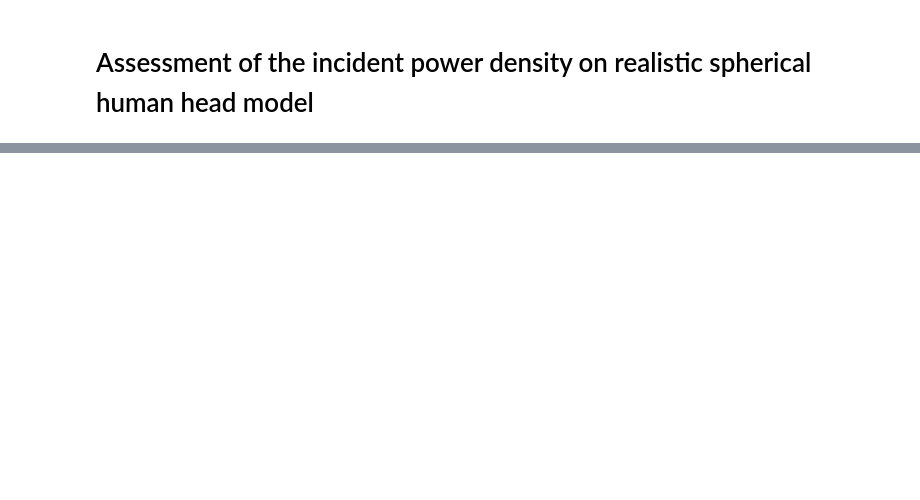
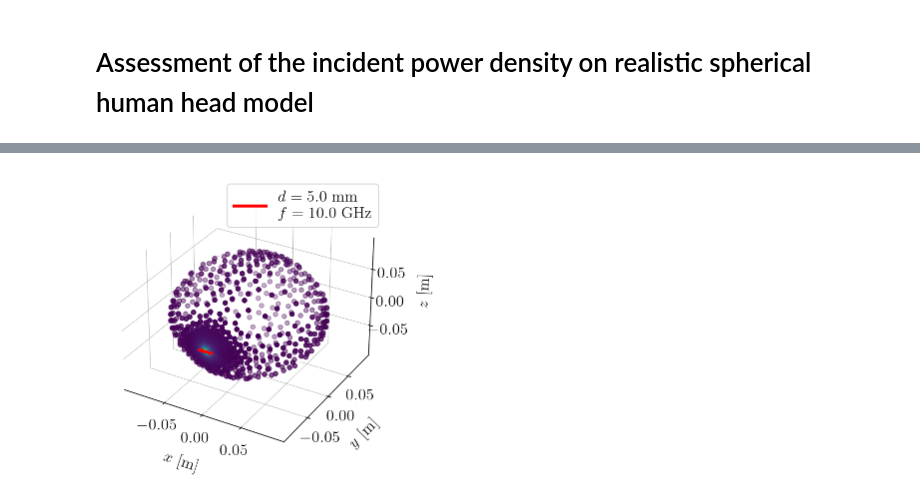
Before and after one commit to akapet00/EMF-exposure-analysis, a Jupyter notebook: notebooks/IEEE-Trans-EMC-paper.ipynb, the cells around one changed output, grey strips where cells are left out. Cells and saved outputs as stored; diff of their text form; code cells hidden in the pictures; blank space fills up the shorter version.

```diff
--- a/notebooks/IEEE-Trans-EMC-paper.ipynb
+++ b/notebooks/IEEE-Trans-EMC-paper.ipynb
@@ -24,0 +69,50 @@ seaborn.set(style='whitegrid', context='paper', palette='colorblind', font='seri
+# %%
+# compute power density values for each point of the sampled head model
+
+S = r_c.apply(
+    lambda row: poynting(row['x'], row['y'], row['z'], xs, ys, zs, f, Is, Is_x),
+    axis=1, result_type='expand')
+S.columns = ['Sx', 'Sy', 'Sz']
+S_abs = S.apply(
+    lambda row: jnp.sqrt(row['Sx'] ** 2 + row['Sy'] ** 2 + row['Sz'] ** 2),
+    axis=1)
+S.loc[:, 'S_abs'] = S_abs
+
+# update dataframe
+r_c_calc = pd.concat([r_c, S], axis=1)
+# %%
+# visualize the absolute power density values on the head surface
+
+hull = ConvexHull(r_c_calc[['x', 'y', 'z']].to_numpy())
+triangle_coords = hull.points[hull.simplices]
+
+fig_config(latex=True, scaler=1.5)
+fig = plt.figure()
+ax = plt.axes(projection ='3d')
+ax.add_collection3d(Poly3DCollection(triangle_coords, color='white'))
+ax.scatter(r_c_calc['x'], r_c_calc['y'], r_c_calc['z'],
+           c=np.abs(r_c_calc['S_abs']))
+ax.plot(xs, ys, zs, c='r', lw=3, zorder=4,
+        label=(f'$d = {-d * 1000}$ mm\n'
+               f'$f = {f / 1e9}$ GHz'))
+ax.set(xlabel='$x$ [m]', ylabel='$y$ [m]', zlabel='$z$ [m]',
+       xticks=[-0.05, 0.0, 0.05],
+       yticks=[-0.05, 0.0, 0.05],
+       zticks=[-0.05, 0.0, 0.05])
+ax.set_xlim3d(-0.1, 0.1)
+ax.set_ylim3d(-0.1, 0.1)
+ax.set_zlim3d(-0.1, 0.1)
+ax.xaxis.pane.fill = False
+ax.yaxis.pane.fill = False
+ax.zaxis.pane.fill = False
+ax.xaxis.pane.set_edgecolor('w')
+ax.yaxis.pane.set_edgecolor('w')
+ax.zaxis.pane.set_edgecolor('w')
+ax.xaxis.labelpad = 12
+ax.yaxis.labelpad = 12
+ax.zaxis.labelpad = 12
+
+ax.legend()
+fig.tight_layout();
+# %% [output]
+[figure, added]
```
Also changed, not shown: parts of 22 cells of this notebook.
